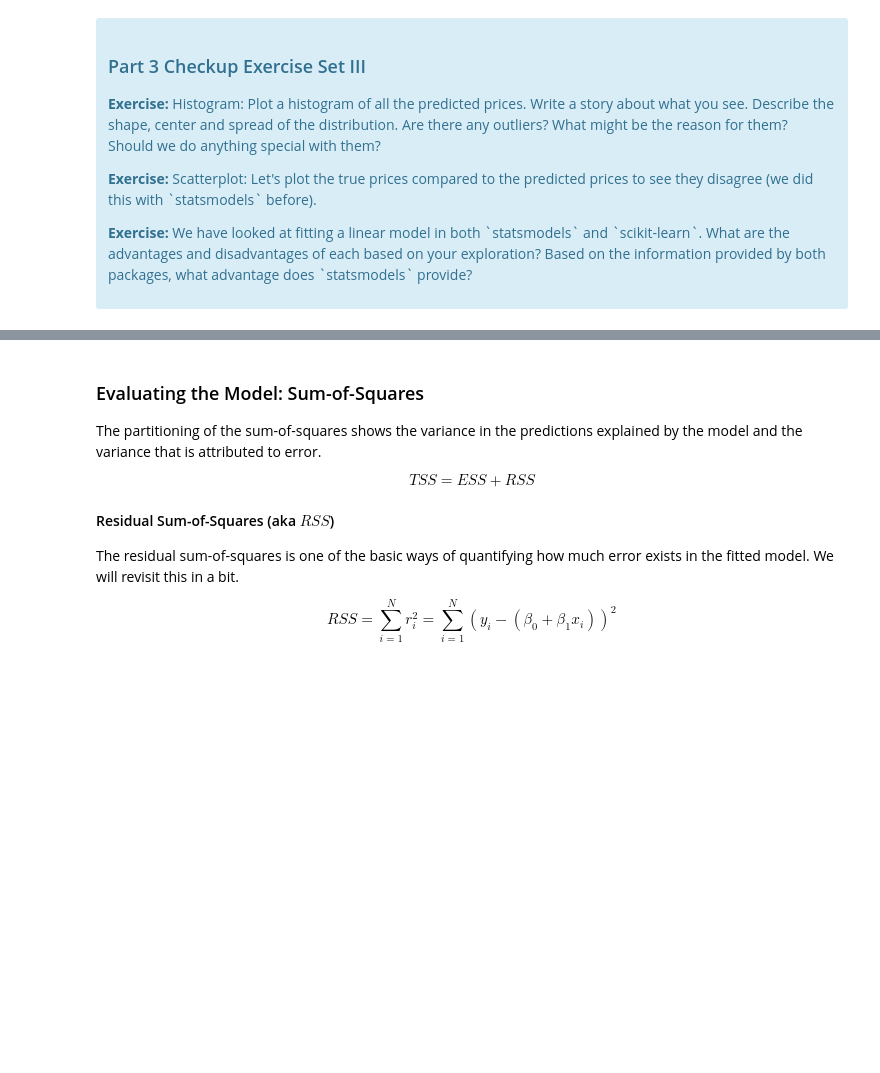
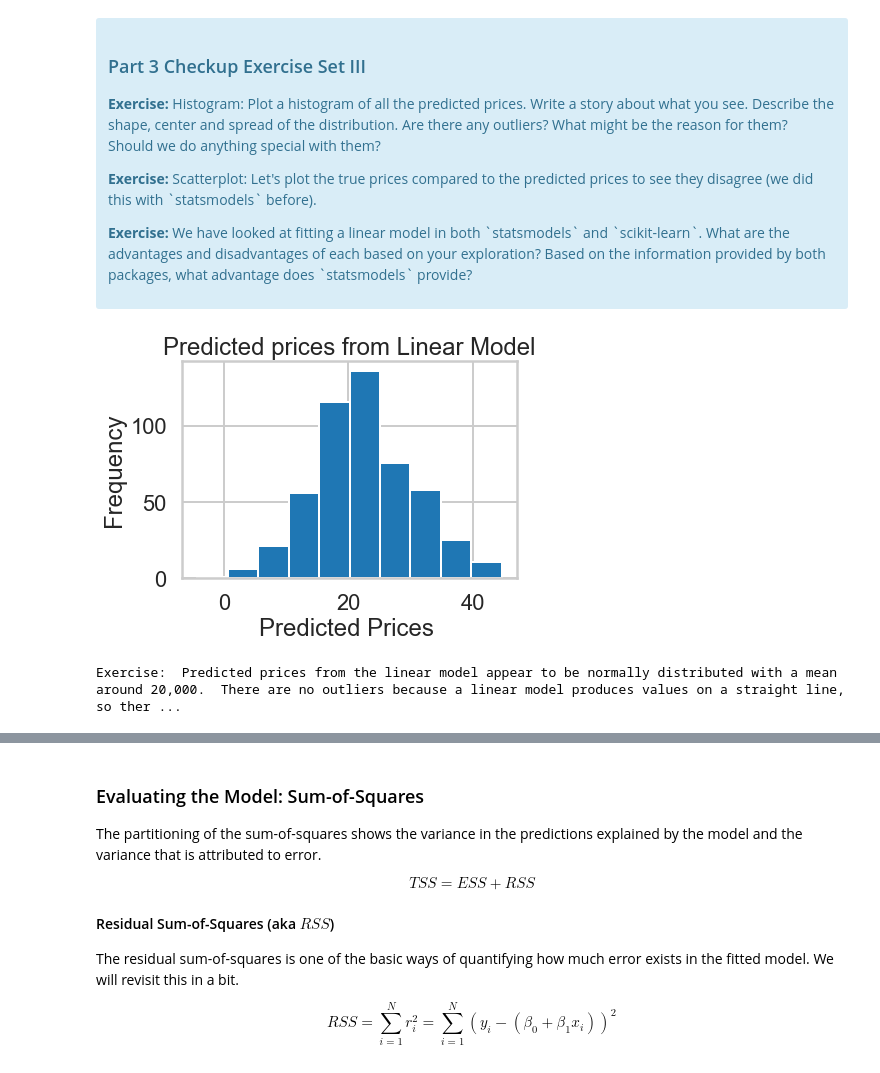
Before and after one commit to addiwei/Springboard, a Jupyter notebook: Mini_Project_Linear_Regression.ipynb, the cells around one changed output, grey strips where cells are left out. Drawn from its saved outputs; the diff is of its cells as text; code cells hidden in the pictures; blank space fills up the shorter version.

Commit message:
linear and logistic

```diff
--- a/Mini_Project_Linear_Regression.ipynb
+++ b/Mini_Project_Linear_Regression.ipynb
@@ -540,0 +562,11 @@ lm.predict(X)[0:5]
+# %%
+# your turn
+plt.hist(lm.predict(X))
+plt.title("Predicted prices from Linear Model")
+plt.xlabel("Predicted Prices ")
+plt.ylabel("Frequency")
+plt.show()
+print('Exercise:  Predicted prices from the linear model appear to be normally distributed with a mean around 20,000.  There are no outliers because a linear model produces values on a straight line, so there are no house prices outside of the line. ')
+# %% [output]
+[figure, added]
+Exercise:  Predicted prices from the linear model appear to be normally distributed with a mean around 20,000.  There are no outliers because a linear model produces values on a straight line, so ther ...
```
Also changed, not shown: parts of 38 cells of this notebook, 1 other file.
